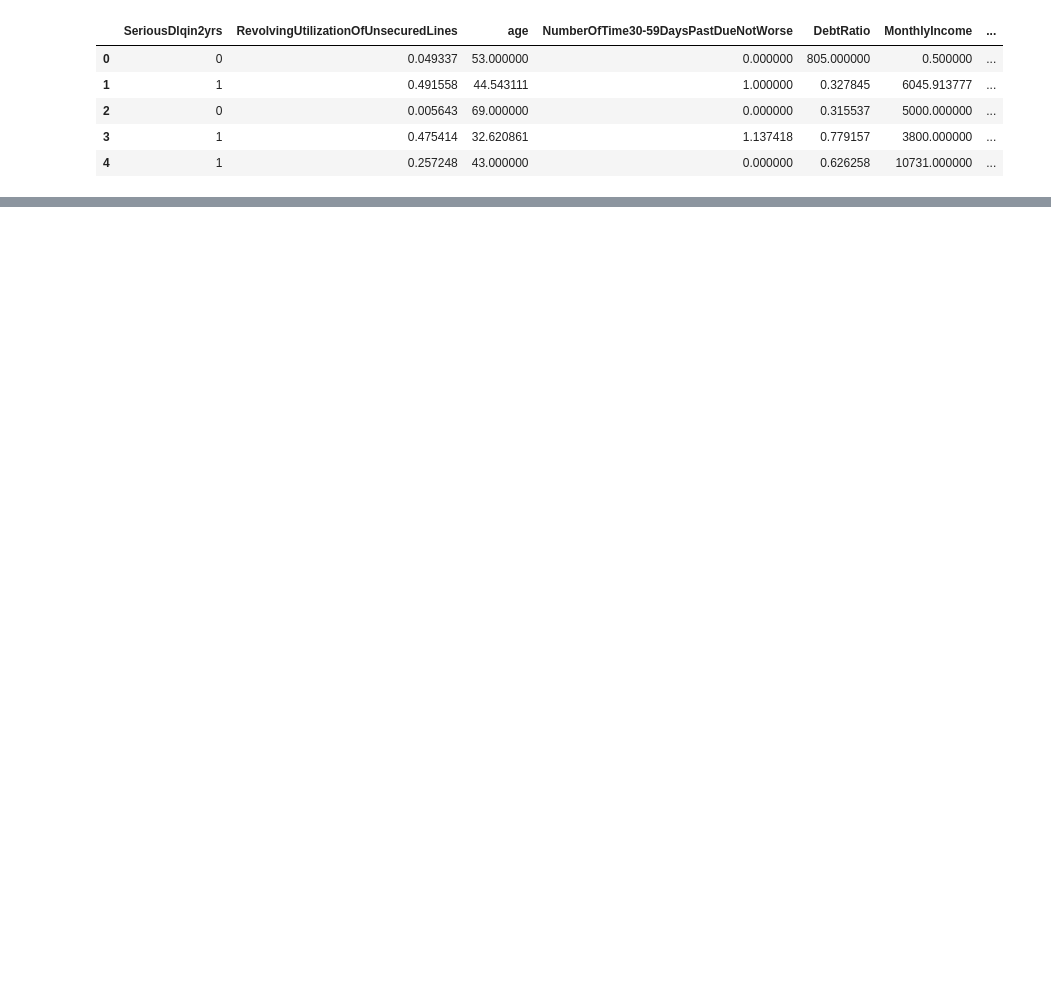
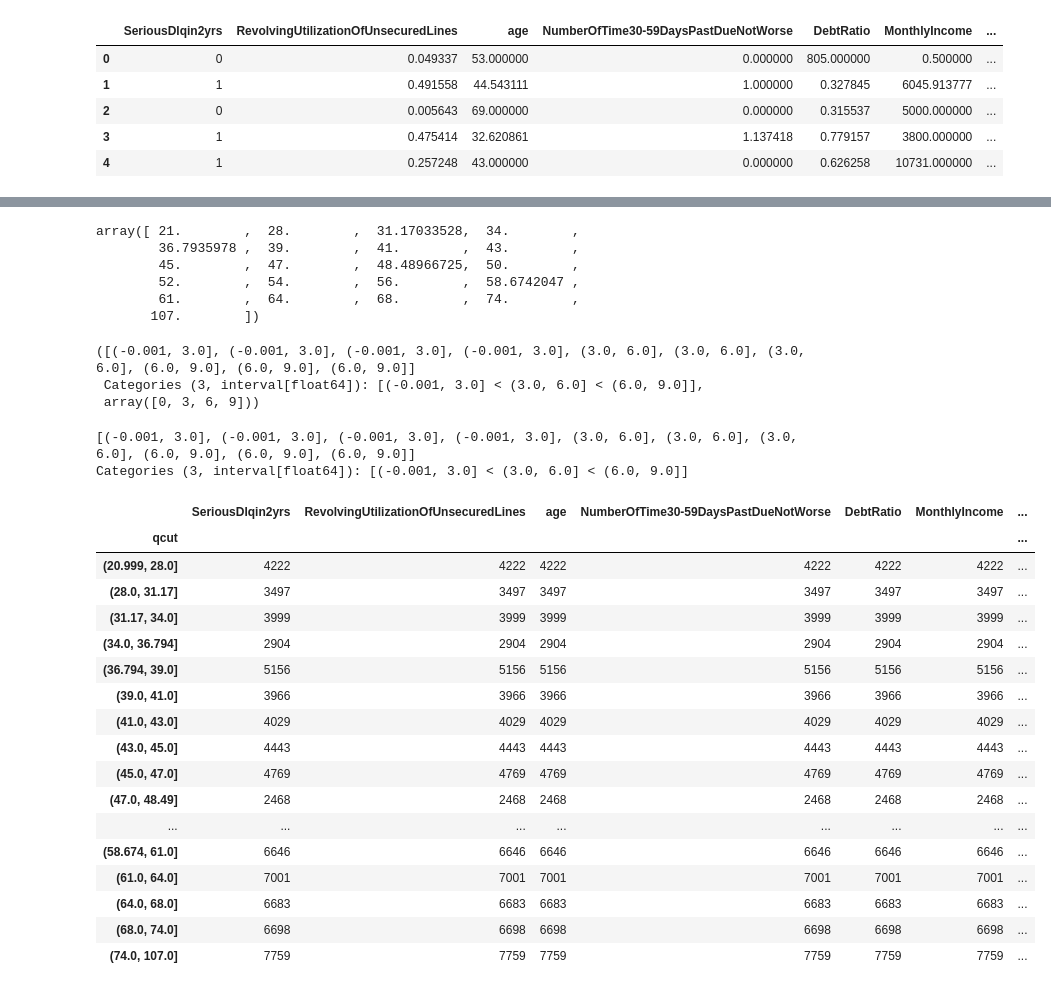
Before and after one commit to appbanana/MachineLearningAction, a Jupyter notebook: scikit-learn/逻辑回归/03-再次操作评分卡再续.ipynb, the cells around one changed output, grey strips where cells are left out. Saved outputs shown, nothing was run; the diff lists cells and outputs as text; code cells hidden in the pictures; blank space fills up the shorter version.

```diff
--- a/scikit-learn/逻辑回归/03-再次操作评分卡再续.ipynb
+++ b/scikit-learn/逻辑回归/03-再次操作评分卡再续.ipynb
@@ -25,0 +38,42 @@ pd.qcut(model_data['age'])
+# %%
+updowm
+# %% [output]
+array([ 21.        ,  28.        ,  31.17033528,  34.        ,
+        36.7935978 ,  39.        ,  41.        ,  43.        ,
+        45.        ,  47.        ,  48.48966725,  50.        ,
+        52.        ,  54.        ,  56.        ,  58.6742047 ,
+        61.        ,  64.        ,  68.        ,  74.        ,
+       107.        ])
+# %%
+pd.qcut(range(10), q=3, retbins=True)
+# %% [output]
+([(-0.001, 3.0], (-0.001, 3.0], (-0.001, 3.0], (-0.001, 3.0], (3.0, 6.0], (3.0, 6.0], (3.0, 6.0], (6.0, 9.0], (6.0, 9.0], (6.0, 9.0]]
+ Categories (3, interval[float64]): [(-0.001, 3.0] < (3.0, 6.0] < (6.0, 9.0]],
+ array([0, 3, 6, 9]))
+# %%
+pd.qcut(range(10), q=3, )
+# %% [output]
+[(-0.001, 3.0], (-0.001, 3.0], (-0.001, 3.0], (-0.001, 3.0], (3.0, 6.0], (3.0, 6.0], (3.0, 6.0], (6.0, 9.0], (6.0, 9.0], (6.0, 9.0]]
+Categories (3, interval[float64]): [(-0.001, 3.0] < (3.0, 6.0] < (6.0, 9.0]]
+# %%
+# 查看每个分箱中0和1的数量
+model_data[model_data['SeriousDlqin2yrs'] == 0].groupby(['qcut']).count()
+# %% [output]
+|  | SeriousDlqin2yrs | RevolvingUtilizationOfUnsecuredLines | age | NumberOfTime30-59DaysPastDueNotWorse | DebtRatio | MonthlyIncome | ... |
+| qcut |  |  |  |  |  |  | ... |
+| (20.999, 28.0] | 4222 | 4222 | 4222 | 4222 | 4222 | 4222 | ... |
+| (28.0, 31.17] | 3497 | 3497 | 3497 | 3497 | 3497 | 3497 | ... |
+| (31.17, 34.0] | 3999 | 3999 | 3999 | 3999 | 3999 | 3999 | ... |
+| (34.0, 36.794] | 2904 | 2904 | 2904 | 2904 | 2904 | 2904 | ... |
+| (36.794, 39.0] | 5156 | 5156 | 5156 | 5156 | 5156 | 5156 | ... |
+| (39.0, 41.0] | 3966 | 3966 | 3966 | 3966 | 3966 | 3966 | ... |
+| (41.0, 43.0] | 4029 | 4029 | 4029 | 4029 | 4029 | 4029 | ... |
+| (43.0, 45.0] | 4443 | 4443 | 4443 | 4443 | 4443 | 4443 | ... |
+| (45.0, 47.0] | 4769 | 4769 | 4769 | 4769 | 4769 | 4769 | ... |
+| (47.0, 48.49] | 2468 | 2468 | 2468 | 2468 | 2468 | 2468 | ... |
+| ... | ... | ... | ... | ... | ... | ... | ... |
+| (58.674, 61.0] | 6646 | 6646 | 6646 | 6646 | 6646 | 6646 | ... |
+| (61.0, 64.0] | 7001 | 7001 | 7001 | 7001 | 7001 | 7001 | ... |
+| (64.0, 68.0] | 6683 | 6683 | 6683 | 6683 | 6683 | 6683 | ... |
+| (68.0, 74.0] | 6698 | 6698 | 6698 | 6698 | 6698 | 6698 | ... |
+| (74.0, 107.0] | 7759 | 7759 | 7759 | 7759 | 7759 | 7759 | ... |
```
Also changed, not shown: parts of 24 cells of this notebook, 1 other file.
